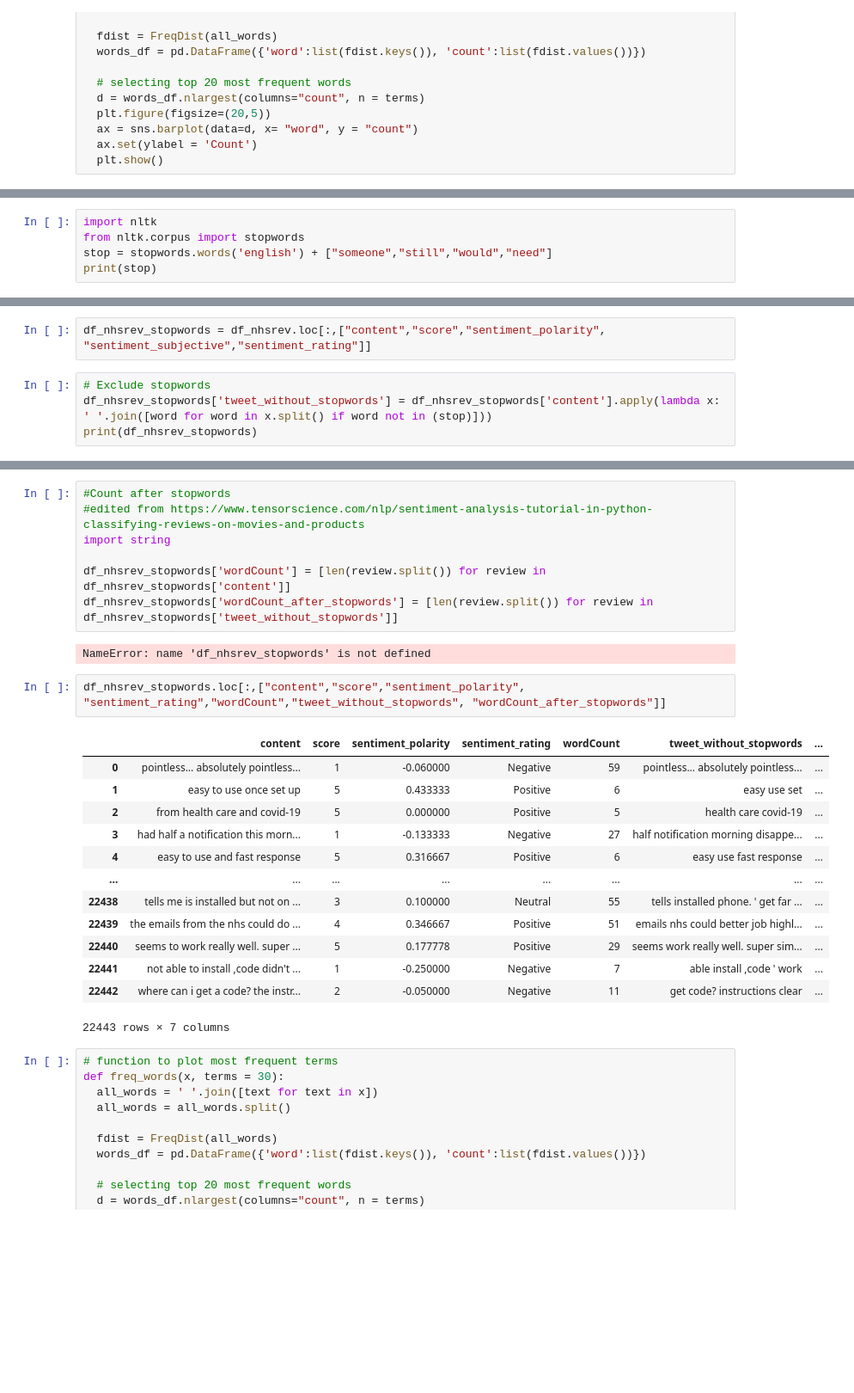
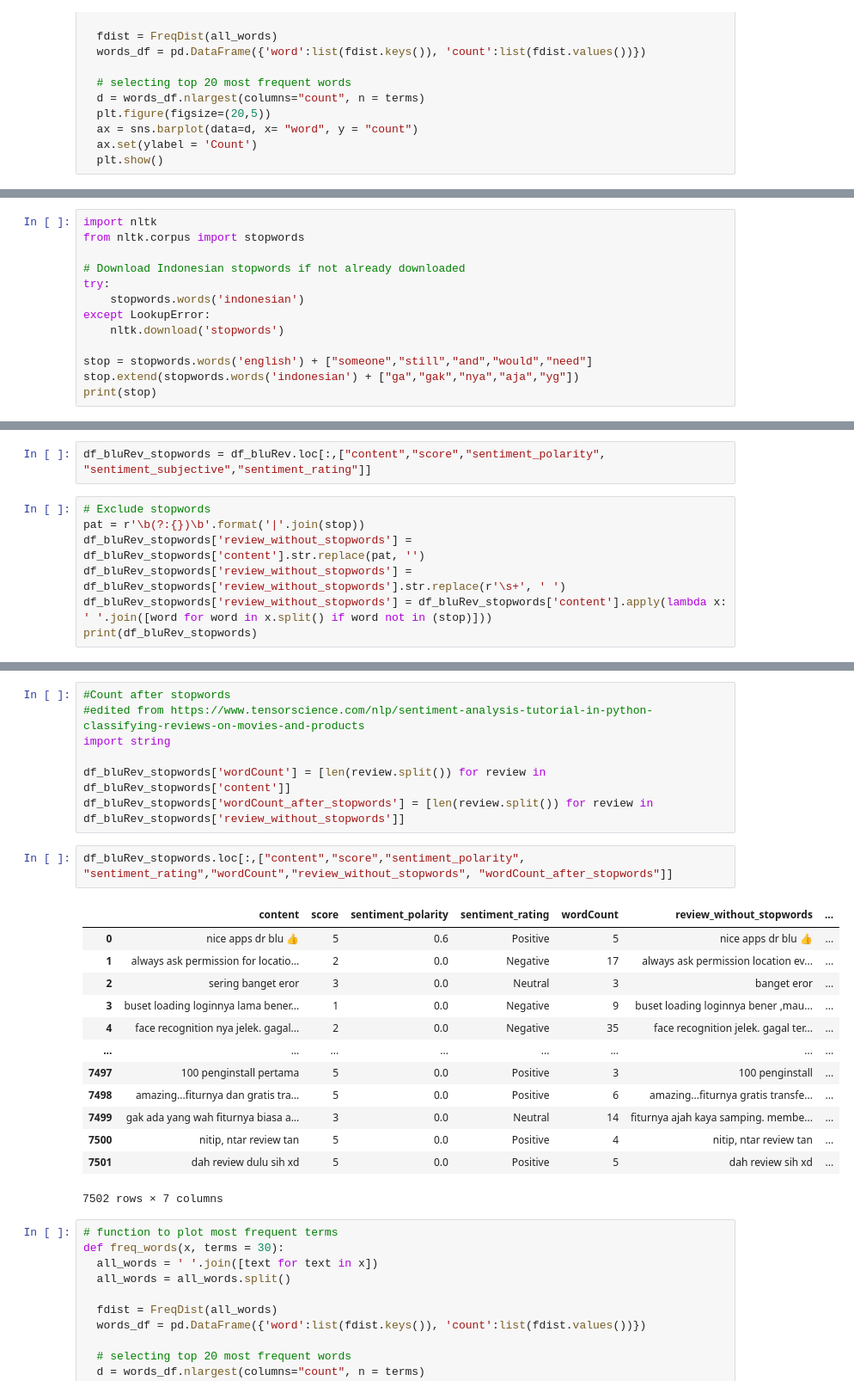
Before and after one commit to adljna/Blu-SentimentAnalysis, a Jupyter notebook: ScrapReview_bluApp.ipynb, the cells around one changed output, grey strips where cells are left out. Shown at 86% size. Cells and saved outputs as stored; diff of their text form; blank space fills up the shorter version.

```diff
--- a/ScrapReview_bluApp.ipynb
+++ b/ScrapReview_bluApp.ipynb
@@ -320,6 +344,14 @@ df_nhsrev.to_csv(r'C:\Users\Hafidz\PhDwork\APPREV\df_nhsrev_before_stopwords_sen
 # %%
 import nltk
 from nltk.corpus import stopwords
-stop = stopwords.words('english') + ["someone","still","would","need"]
+
+# Download Indonesian stopwords if not already downloaded
+try:
+    stopwords.words('indonesian')
+except LookupError:
+    nltk.download('stopwords')
+
+stop = stopwords.words('english') + ["someone","still","and","would","need"]
+stop.extend(stopwords.words('indonesian') + ["ga","gak","nya","aja","yg"])
 print(stop)
 # %% [output]
@@ -331,7 +363,10 @@ print(len(stop))
 # %%
-df_nhsrev_stopwords = df_nhsrev.loc[:,["content","score","sentiment_polarity", "sentiment_subjective","sentiment_rating"]]
+df_bluRev_stopwords = df_bluRev.loc[:,["content","score","sentiment_polarity", "sentiment_subjective","sentiment_rating"]]
 # %%
 # Exclude stopwords
-df_nhsrev_stopwords['tweet_without_stopwords'] = df_nhsrev_stopwords['content'].apply(lambda x: ' '.join([word for word in x.split() if word not in (stop)]))
-print(df_nhsrev_stopwords)
+pat = r'\b(?:{})\b'.format('|'.join(stop))
+df_bluRev_stopwords['review_without_stopwords'] = df_bluRev_stopwords['content'].str.replace(pat, '')
+df_bluRev_stopwords['review_without_stopwords'] = df_bluRev_stopwords['review_without_stopwords'].str.replace(r'\s+', ' ')
+df_bluRev_stopwords['review_without_stopwords'] = df_bluRev_stopwords['content'].apply(lambda x: ' '.join([word for word in x.split() if word not in (stop)]))
+print(df_bluRev_stopwords)
 # %% [output]
@@ -364,26 +395,24 @@ df_nhsrev_stopwords.to_csv(r'C:\Users\Hafidz\PhDwork\APPREV\df_nhsrev_after_stop
 #edited from https://www.tensorscience.com/nlp/sentiment-analysis-tutorial-in-python-classifying-reviews-on-movies-and-products
 import string
 
-df_nhsrev_stopwords['wordCount'] = [len(review.split()) for review in df_nhsrev_stopwords['content']]
-df_nhsrev_stopwords['wordCount_after_stopwords'] = [len(review.split()) for review in df_nhsrev_stopwords['tweet_without_stopwords']]
+df_bluRev_stopwords['wordCount'] = [len(review.split()) for review in df_bluRev_stopwords['content']]
+df_bluRev_stopwords['wordCount_after_stopwords'] = [len(review.split()) for review in df_bluRev_stopwords['review_without_stopwords']]
-# %% [output]
-NameError: name 'df_nhsrev_stopwords' is not defined
 # %%
-df_nhsrev_stopwords.loc[:,["content","score","sentiment_polarity", "sentiment_rating","wordCount","tweet_without_stopwords", "wordCount_after_stopwords"]]
+df_bluRev_stopwords.loc[:,["content","score","sentiment_polarity", "sentiment_rating","wordCount","review_without_stopwords", "wordCount_after_stopwords"]]
 # %% [output]
-|  | content | score | sentiment_polarity | sentiment_rating | wordCount | tweet_without_stopwords | ... |
-| 0 | pointless... absolutely pointless... | 1 | -0.060000 | Negative | 59 | pointless... absolutely pointless... | ... |
-| 1 | easy to use once set up | 5 | 0.433333 | Positive | 6 | easy use set | ... |
-| 2 | from health care and covid-19 | 5 | 0.000000 | Positive | 5 | health care covid-19 | ... |
-| 3 | had half a notification this morn... | 1 | -0.133333 | Negative | 27 | half notification morning disappe... | ... |
-| 4 | easy to use and fast response | 5 | 0.316667 | Positive | 6 | easy use fast response | ... |
+|  | content | score | sentiment_polarity | sentiment_rating | wordCount | review_without_stopwords | ... |
+| 0 | nice apps dr blu 👍 | 5 | 0.6 | Positive | 5 | nice apps dr blu 👍 | ... |
+| 1 | always ask permission for locatio... | 2 | 0.0 | Negative | 17 | always ask permission location ev... | ... |
+| 2 | sering banget eror | 3 | 0.0 | Neutral | 3 | banget eror | ... |
+| 3 | buset loading loginnya lama bener... | 1 | 0.0 | Negative | 9 | buset loading loginnya bener ,mau... | ... |
+| 4 | face recognition nya jelek. gagal... | 2 | 0.0 | Negative | 35 | face recognition jelek. gagal ter... | ... |
 | ... | ... | ... | ... | ... | ... | ... | ... |
-| 22438 | tells me is installed but not on ... | 3 | 0.100000 | Neutral | 55 | tells installed phone. ' get far ... | ... |
-| 22439 | the emails from the nhs could do ... | 4 | 0.346667 | Positive | 51 | emails nhs could better job highl... | ... |
-| 22440 | seems to work really well. super ... | 5 | 0.177778 | Positive | 29 | seems work really well. super sim... | ... |
-| 22441 | not able to install ,code didn't ... | 1 | -0.250000 | Negative | 7 | able install ,code ' work | ... |
-| 22442 | where can i get a code? the instr... | 2 | -0.050000 | Negative | 11 | get code? instructions clear | ... |
+| 7497 | 100 penginstall pertama | 5 | 0.0 | Positive | 3 | 100 penginstall | ... |
+| 7498 | amazing...fiturnya dan gratis tra... | 5 | 0.0 | Positive | 6 | amazing...fiturnya gratis transfe... | ... |
+| 7499 | gak ada yang wah fiturnya biasa a... | 3 | 0.0 | Neutral | 14 | fiturnya ajah kaya samping. membe... | ... |
+| 7500 | nitip, ntar review tan | 5 | 0.0 | Positive | 4 | nitip, ntar review tan | ... |
+| 7501 | dah review dulu sih xd | 5 | 0.0 | Positive | 5 | dah review sih xd | ... |
-22443 rows × 7 columns
+7502 rows × 7 columns
 # %%
 # function to plot most frequent terms
 def freq_words(x, terms = 30):
```
Also changed, not shown: parts of 28 cells of this notebook.
